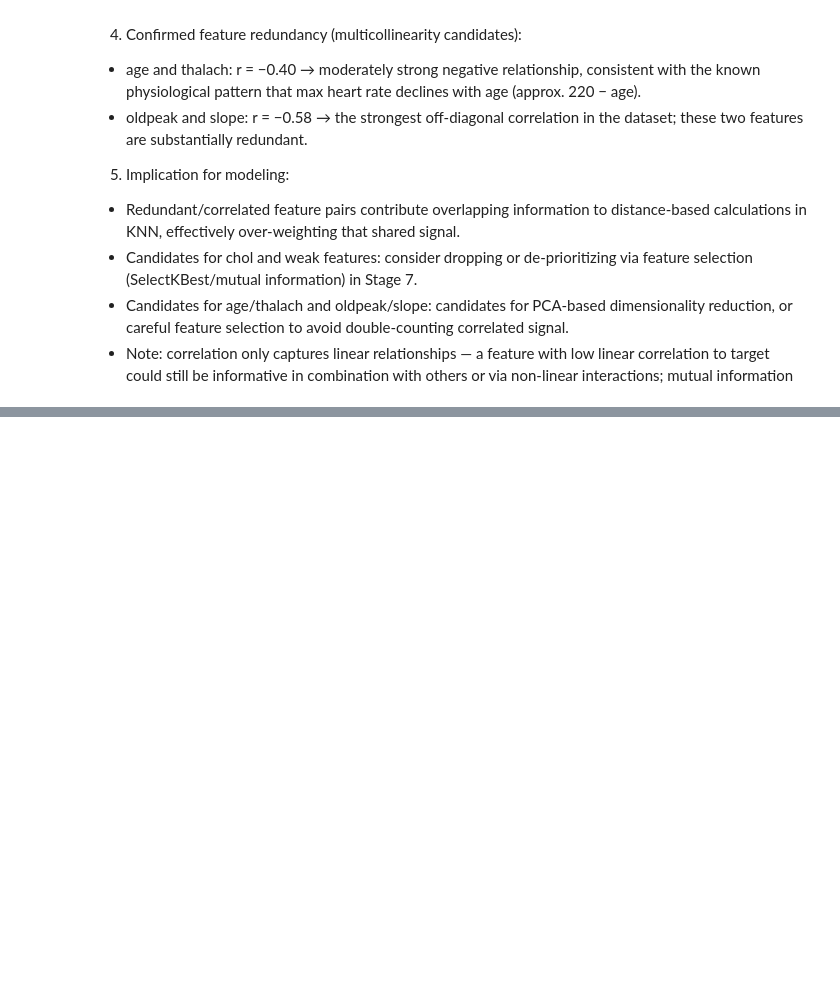
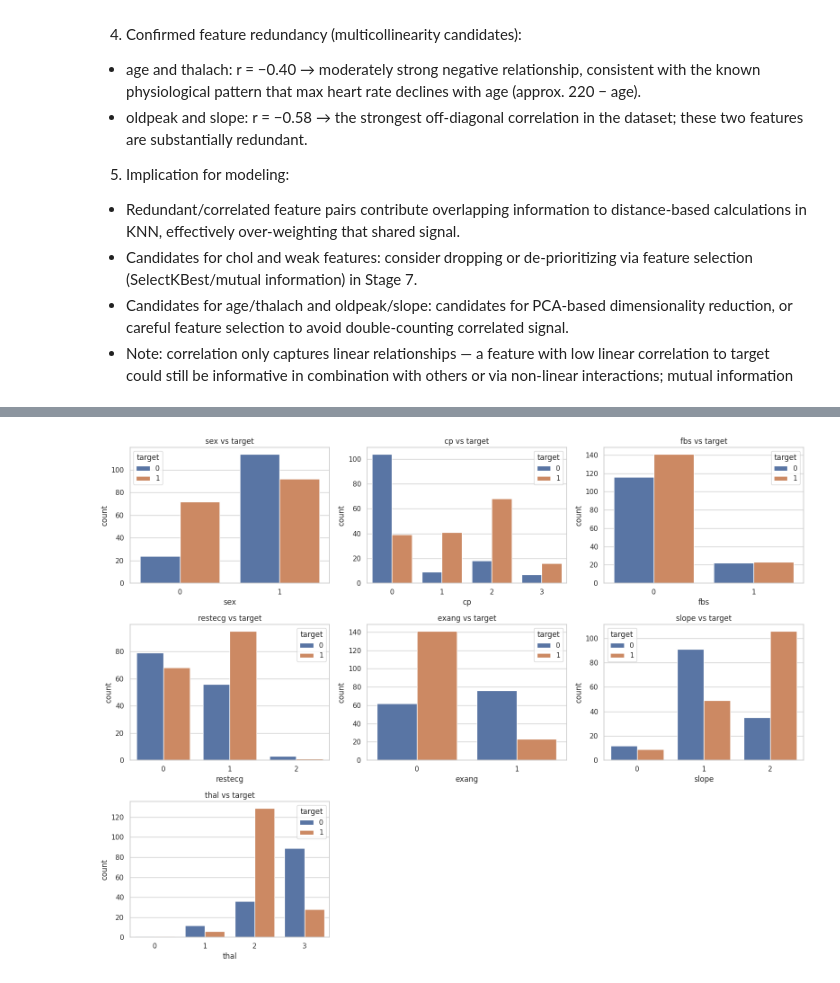
Before and after one commit to VishRoy/kaggle-notebook, a Jupyter notebook: Medical_KNN.ipynb, the cells around one changed output, grey strips where cells are left out. Drawn from its saved outputs; the diff is of its cells as text; code cells hidden in the pictures; blank space fills up the shorter version.

```diff
--- a/Medical_KNN.ipynb
+++ b/Medical_KNN.ipynb
@@ -238,0 +278,17 @@ plt.show()
+# %%
+cat_features = ["sex", "cp", "fbs", "restecg", "exang", "slope", "thal"]
+
+fig, axes = plt.subplots(3, 3, figsize=(16, 12))
+axes = axes.ravel()
+
+for ax, col in zip(axes, cat_features):
+    sns.countplot(data=df, x=col, hue="target", ax=ax)
+    ax.set_title(f"{col} vs target")
+
+axes[-1].axis("off")
+axes[-2].axis("off")
+
+plt.tight_layout()
+plt.show()
+# %% [output]
+[figure, added]
```
Also changed, not shown: parts of 14 cells of this notebook.
